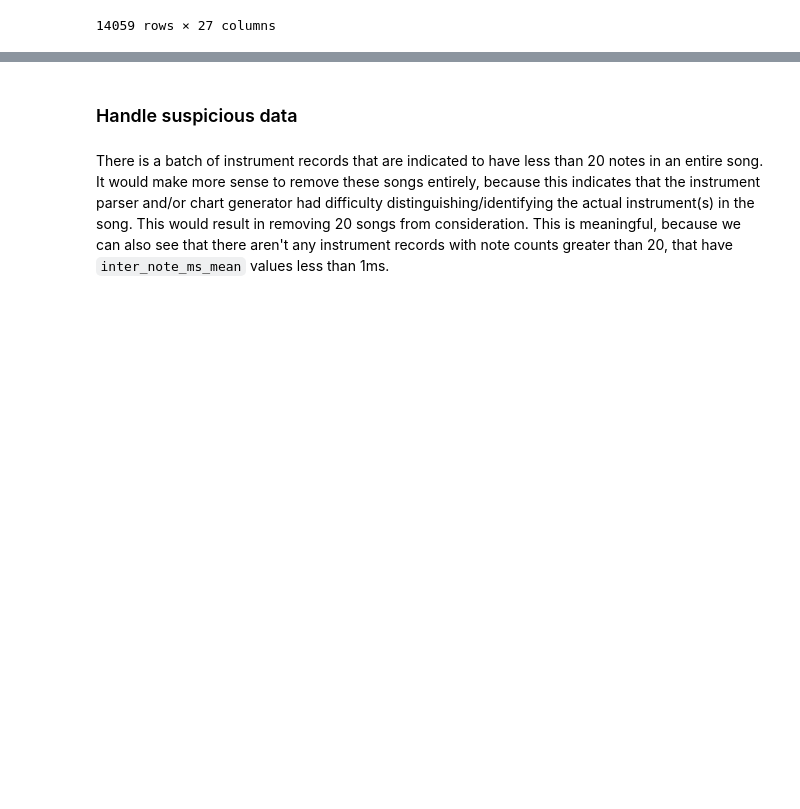
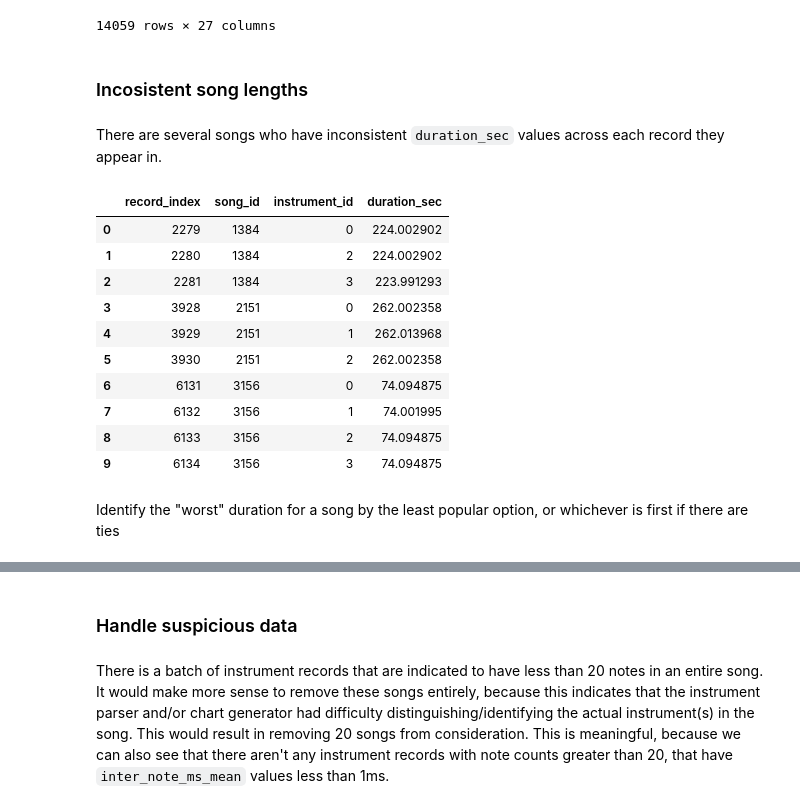
Before and after one commit to MattGroho/tab-hero, a Jupyter notebook: scripts/unsupersived_pipeline/unsupervised_pipeline_investigation.ipynb, the cells around one changed output, grey strips where cells are left out. Cells and saved outputs as stored; diff of their text form; code cells hidden in the pictures; blank space fills up the shorter version.

```diff
--- a/scripts/unsupersived_pipeline/unsupervised_pipeline_investigation.ipynb
+++ b/scripts/unsupersived_pipeline/unsupervised_pipeline_investigation.ipynb
@@ -239,3 +239,35 @@ song_and_instrument_df
 | 14057 | 6947 | 1 | 24026653c3593c70 | 1 | 260.794921 | 2.632053 | 0.898390 | ... |
 | 14058 | 6947 | 2 | bc6419f5381a2b46 | 1 | 260.794921 | 1.746991 | 0.615512 | ... |
 14059 rows × 27 columns
+# %% [markdown]
+### Incosistent song lengths
+# %% [markdown]
+There are several songs who have inconsistent `duration_sec` values across each record they appear in.
+# %%
+# Find these songs
+inconsistent_dur = song_and_instrument_df.loc[:, ['song_id', 'duration_sec']].drop_duplicates().groupby('song_id').agg(list)
+inconsistent_dur.loc[:, '_len'] = inconsistent_dur.loc[:, 'duration_sec'].apply(lambda x: len(x))
+inconsistent_dur = inconsistent_dur.loc[inconsistent_dur._len > 1, :]
+
+# Display the songs
+relevant_columns = ['song_id', 'instrument_id', 'duration_sec']
+inconsistent_dur = song_and_instrument_df.loc[song_and_instrument_df.song_id.isin(inconsistent_dur.index), relevant_columns].sort_values(by=relevant_columns)
+
+# Save the indices
+inconsistent_dur = inconsistent_dur.reset_index(names="record_index")
+
+inconsistent_dur.head(10)
+# %% [output]
+|  | record_index | song_id | instrument_id | duration_sec |
+| 0 | 2279 | 1384 | 0 | 224.002902 |
+| 1 | 2280 | 1384 | 2 | 224.002902 |
+| 2 | 2281 | 1384 | 3 | 223.991293 |
+| 3 | 3928 | 2151 | 0 | 262.002358 |
+| 4 | 3929 | 2151 | 1 | 262.013968 |
+| 5 | 3930 | 2151 | 2 | 262.002358 |
+| 6 | 6131 | 3156 | 0 | 74.094875 |
+| 7 | 6132 | 3156 | 1 | 74.001995 |
+| 8 | 6133 | 3156 | 2 | 74.094875 |
+| 9 | 6134 | 3156 | 3 | 74.094875 |
+# %% [markdown]
+Identify the "worst" duration for a song by the least popular option, or whichever is first if there are ties
```
Also changed, not shown: parts of 24 cells of this notebook.
